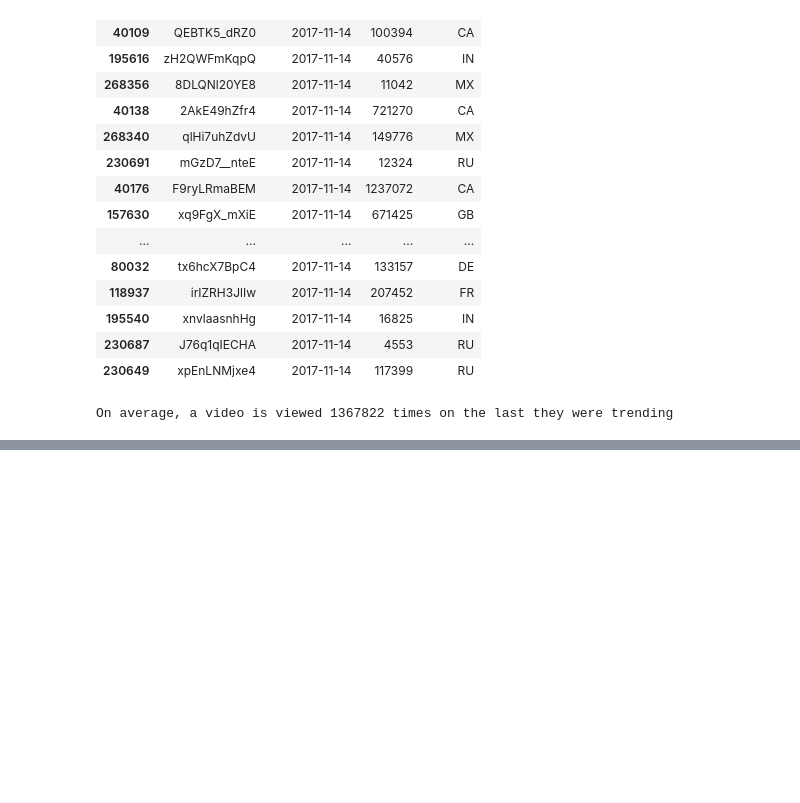
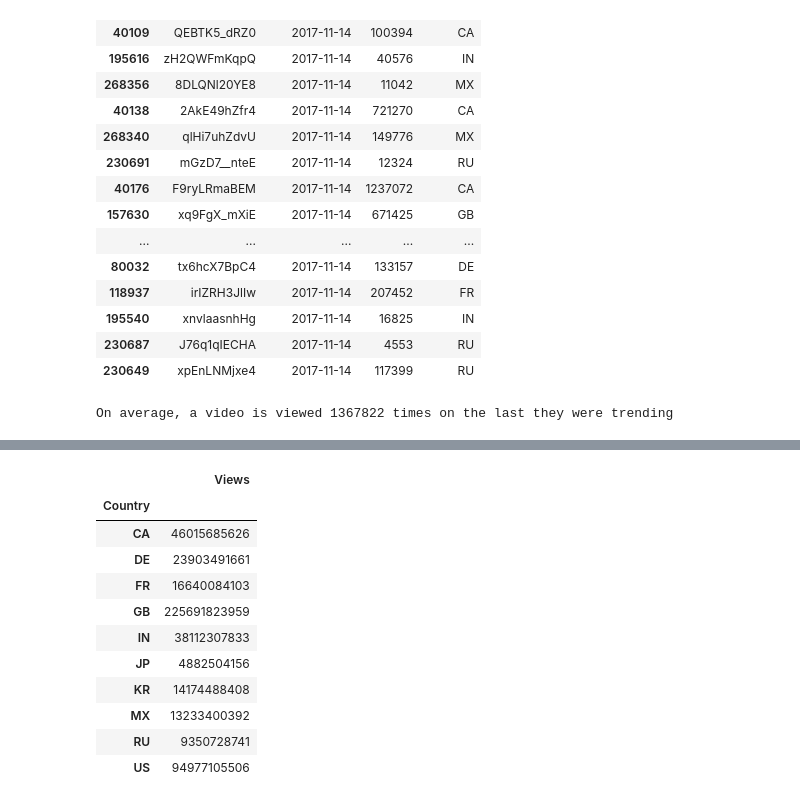
Before and after one commit to jherberg462/python-project, a Jupyter notebook: JennifferAnalysis.ipynb, the cells around one changed output, grey strips where cells are left out. Saved outputs shown, nothing was run; the diff lists cells and outputs as text; code cells hidden in the pictures; blank space fills up the shorter version.

```diff
--- a/JennifferAnalysis.ipynb
+++ b/JennifferAnalysis.ipynb
@@ -76,0 +111,17 @@ On average, a video is viewed 1367822 times on the last they were trending
+# %%
+views_country_groups = trending_df.groupby("Country").sum()
+views_country_df = pd.DataFrame(views_country_groups)
+views_country_df
+# %% [output]
+|  | Views |
+| Country |  |
+| CA | 46015685626 |
+| DE | 23903491661 |
+| FR | 16640084103 |
+| GB | 225691823959 |
+| IN | 38112307833 |
+| JP | 4882504156 |
+| KR | 14174488408 |
+| MX | 13233400392 |
+| RU | 9350728741 |
+| US | 94977105506 |
```
Also changed, not shown: parts of 3 cells of this notebook.
